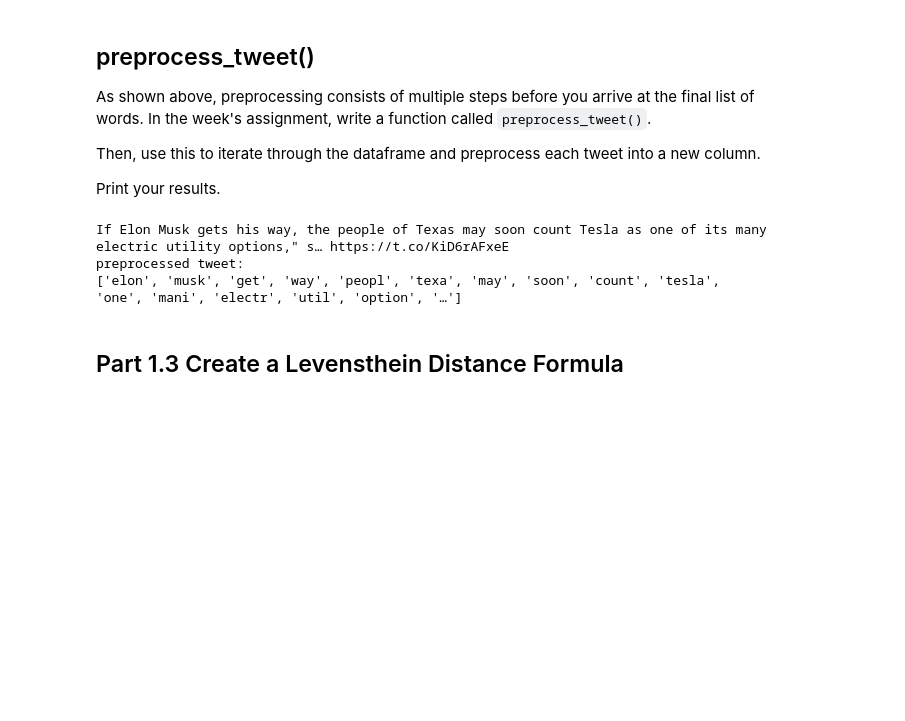
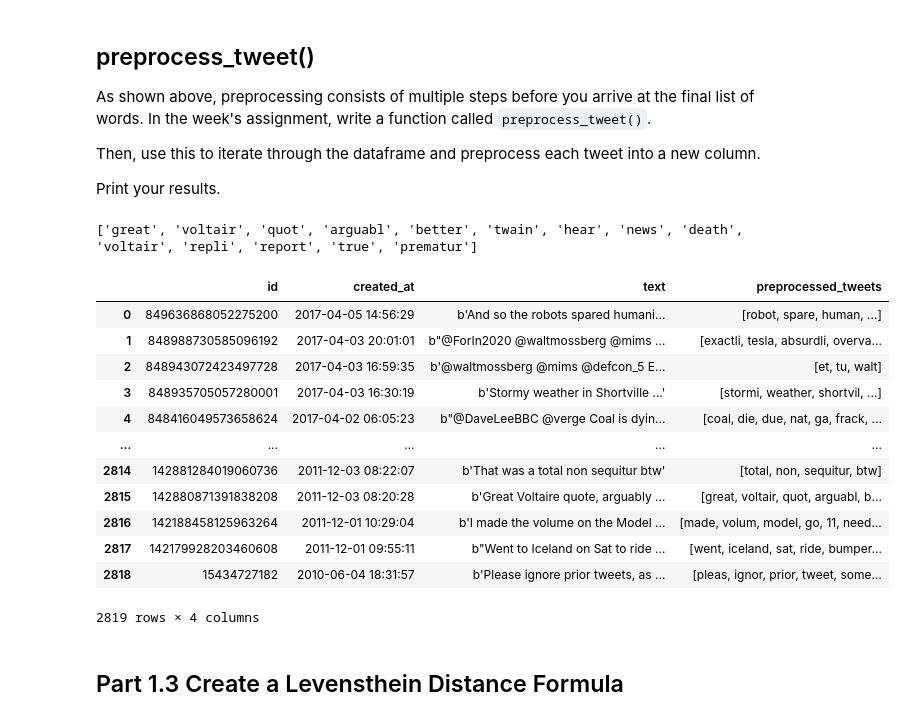
Before and after one commit to manishkumart/Module-1-Assignment, a Jupyter notebook: M1_Assignment_Part_1.ipynb, the cells around one changed output. Drawn from its saved outputs; the diff is of its cells as text; code cells hidden in the pictures; blank space fills up the shorter version.

```diff
--- a/M1_Assignment_Part_1.ipynb
+++ b/M1_Assignment_Part_1.ipynb
@@ -94,12 +105,13 @@ Using this tweet, let's clean it up to remove unncessary information. First, we
 # %%
 ### START CODE HERE (REPLACE INSTANCES OF 'None' with your code) ###
 #create regex for hyperlinks
-regex_remove_hyperlinks = None
+import re
+regex_remove_hyperlinks = r'https?://\S+'
 df['text'][2816] = re.sub(regex_remove_hyperlinks, '', df['text'][2816])
 
 # remove hashtags
 # only removing the hash # sign from the word
-regex_hash = None
+regex_hash = r"#"
 df['text'][2816] = re.sub(regex_hash, '', df['text'][2816])
 
 
@@ -215,19 +239,3 @@ As shown above, preprocessing consists of multiple steps before you arrive at th
 Then, use this to iterate through the dataframe and preprocess each tweet into a new column.
 
 Print your results.
-# %%
-### START CODE HERE (REPLACE INSTANCES OF 'None' with your code) ###
-
-def preprocess_tweet(tweet):
-    """Process tweet function.
-    Input:
-        tweet: a string containing a tweet
-    Output:
-        tweets_clean: a list of words containing the processed tweet
-
-    """
-    None
-    return tweets_clean
-
-
-### END CODE HERE ###
@@ -234,22 +286,41 @@ def preprocess_tweet(tweet):
+# %%
+# Example usage
+tweet = str(df['text'][2815])
+processed_tweet = preprocess_tweets(tweet)
+print(processed_tweet)
+# %% [output]
+['great', 'voltair', 'quot', 'arguabl', 'better', 'twain', 'hear', 'news', 'death', 'voltair', 'repli', 'report', 'true', 'prematur']
 # %%
 ### START CODE HERE (REPLACE INSTANCES OF 'None' with your code) ###
 """
 Use the function to iterate through the original dataframe 'df' and preprocess each tweet into a new column "preprocessed_tweets". Pseudocode below.
 
 for i in len(df):
   df["preprocessed_tweet"][i] = preprocess_tweet(df["text"][i])
 
 
 """
+# Create a new column for preprocessed tweets
 
-None
+df['preprocessed_tweets'] = df['text'].apply(lambda x: preprocess_tweets(x))
+
 ### END CODE HERE ###
 
 display(df)
 # %% [output]
+|  | id | created_at | text | preprocessed_tweets |
+| 0 | 849636868052275200 | 2017-04-05 14:56:29 | b'And so the robots spared humani... | [robot, spare, human, ...] |
+| 1 | 848988730585096192 | 2017-04-03 20:01:01 | b"@ForIn2020 @waltmossberg @mims ... | [exactli, tesla, absurdli, overva... |
+| 2 | 848943072423497728 | 2017-04-03 16:59:35 | b'@waltmossberg @mims @defcon_5 E... | [et, tu, walt] |
+| 3 | 848935705057280001 | 2017-04-03 16:30:19 | b'Stormy weather in Shortville ...' | [stormi, weather, shortvil, ...] |
+| 4 | 848416049573658624 | 2017-04-02 06:05:23 | b"@DaveLeeBBC @verge Coal is dyin... | [coal, die, due, nat, ga, frack, ... |
+| ... | ... | ... | ... | ... |
+| 2814 | 142881284019060736 | 2011-12-03 08:22:07 | b'That was a total non sequitur btw' | [total, non, sequitur, btw] |
+| 2815 | 142880871391838208 | 2011-12-03 08:20:28 | b'Great Voltaire quote, arguably ... | [great, voltair, quot, arguabl, b... |
+| 2816 | 142188458125963264 | 2011-12-01 10:29:04 | b'I made the volume on the Model ... | [made, volum, model, go, 11, need... |
+| 2817 | 142179928203460608 | 2011-12-01 09:55:11 | b"Went to Iceland on Sat to ride ... | [went, iceland, sat, ride, bumper... |
+| 2818 | 15434727182 | 2010-06-04 18:31:57 | b'Please ignore prior tweets, as ... | [pleas, ignor, prior, tweet, some... |
-If Elon Musk gets his way, the people of Texas may soon count Tesla as one of its many electric utility options," s… https://t.co/KiD6rAFxeE
-preprocessed tweet:
-['elon', 'musk', 'get', 'way', 'peopl', 'texa', 'may', 'soon', 'count', 'tesla', 'one', 'mani', 'electr', 'util', 'option', '…']
+2819 rows × 4 columns
 # %% [markdown]
 ## Part 1.3 Create a Levensthein Distance Formula
 # %% [markdown]
```
Also changed, not shown: parts of 10 cells of this notebook.
